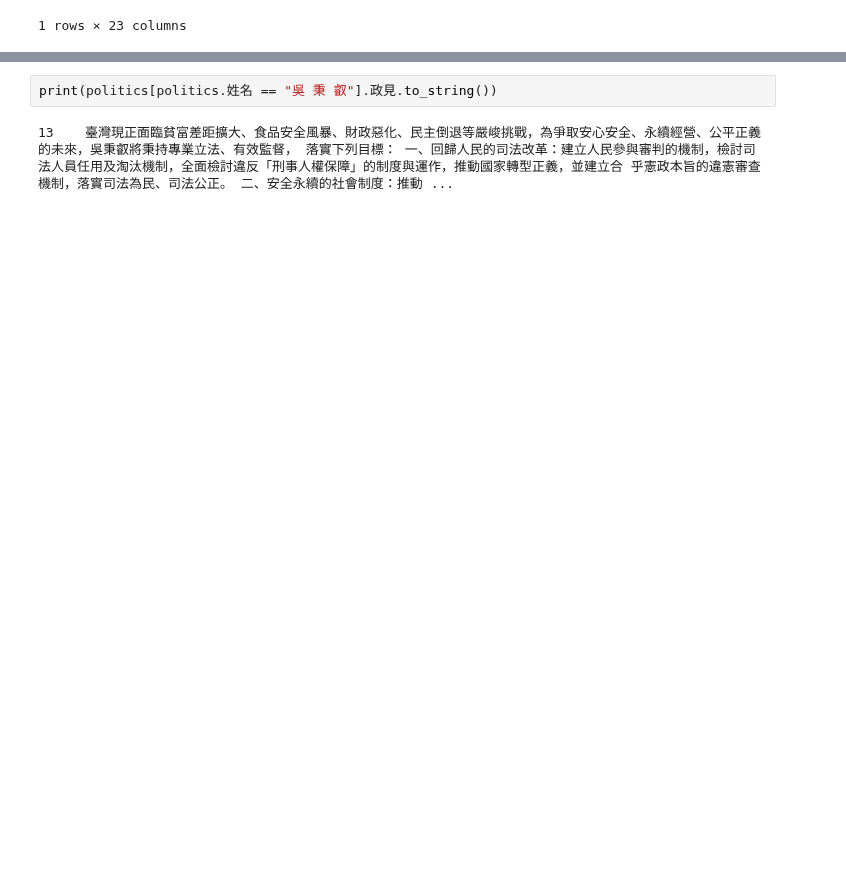
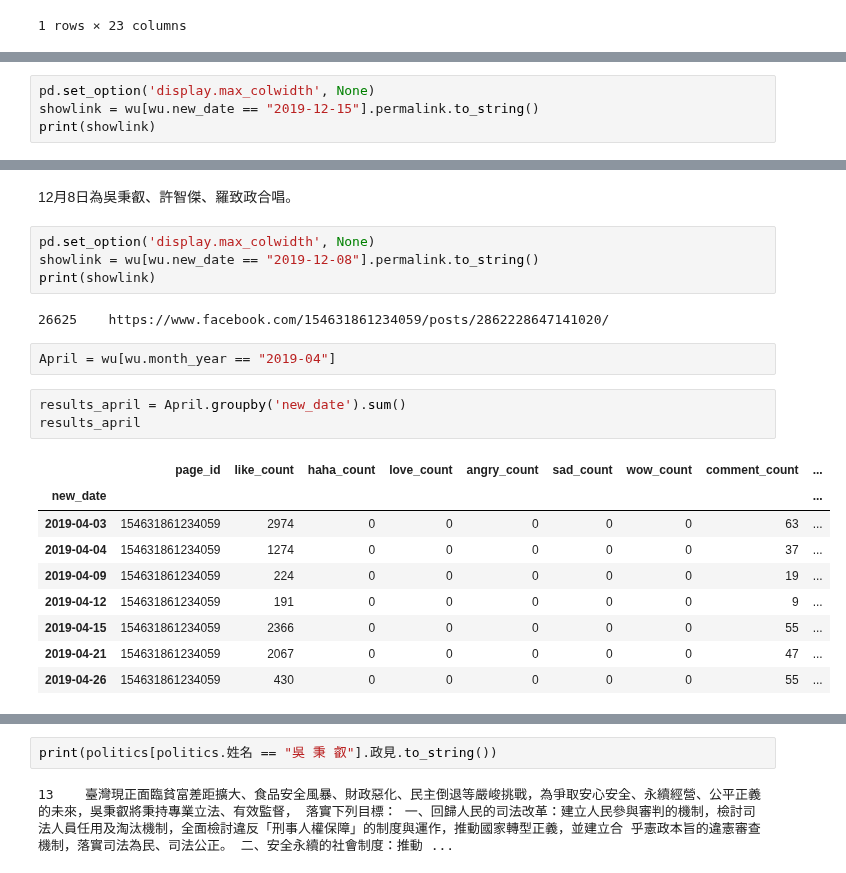
Before and after one commit to twtzuyuchen/Politisc_and_information, a Jupyter notebook: 陳子瑜＿ 0322＿吳秉叡.ipynb, the cells around one changed output, grey strips where cells are left out. Cells and saved outputs as stored; diff of their text form; blank space fills up the shorter version.

```diff
--- a/陳子瑜＿ 0322＿吳秉叡.ipynb
+++ b/陳子瑜＿ 0322＿吳秉叡.ipynb
@@ -243,0 +349,4 @@ temp[temp.like_count == max(temp.like_count)]
+# %%
+pd.set_option('display.max_colwidth', None)
+showlink = wu[wu.new_date == "2019-12-15"].permalink.to_string()
+print(showlink)
@@ -282,0 +379,23 @@ See the caveats in the documentation: https://pandas.pydata.org/pandas-docs/stab
+# %% [markdown]
+12月8日為吳秉叡、許智傑、羅致政合唱。
+# %%
+pd.set_option('display.max_colwidth', None)
+showlink = wu[wu.new_date == "2019-12-08"].permalink.to_string()
+print(showlink)
+# %% [output]
+26625    https://www.facebook.com/154631861234059/posts/2862228647141020/
+# %%
+April = wu[wu.month_year == "2019-04"]
+# %%
+results_april = April.groupby('new_date').sum()
+results_april
+# %% [output]
+|  | page_id | like_count | haha_count | love_count | angry_count | sad_count | wow_count | comment_count | ... |
+| new_date |  |  |  |  |  |  |  |  | ... |
+| 2019-04-03 | 154631861234059 | 2974 | 0 | 0 | 0 | 0 | 0 | 63 | ... |
+| 2019-04-04 | 154631861234059 | 1274 | 0 | 0 | 0 | 0 | 0 | 37 | ... |
+| 2019-04-09 | 154631861234059 | 224 | 0 | 0 | 0 | 0 | 0 | 19 | ... |
+| 2019-04-12 | 154631861234059 | 191 | 0 | 0 | 0 | 0 | 0 | 9 | ... |
+| 2019-04-15 | 154631861234059 | 2366 | 0 | 0 | 0 | 0 | 0 | 55 | ... |
+| 2019-04-21 | 154631861234059 | 2067 | 0 | 0 | 0 | 0 | 0 | 47 | ... |
+| 2019-04-26 | 154631861234059 | 430 | 0 | 0 | 0 | 0 | 0 | 55 | ... |
```
Also changed, not shown: parts of 41 cells of this notebook.
